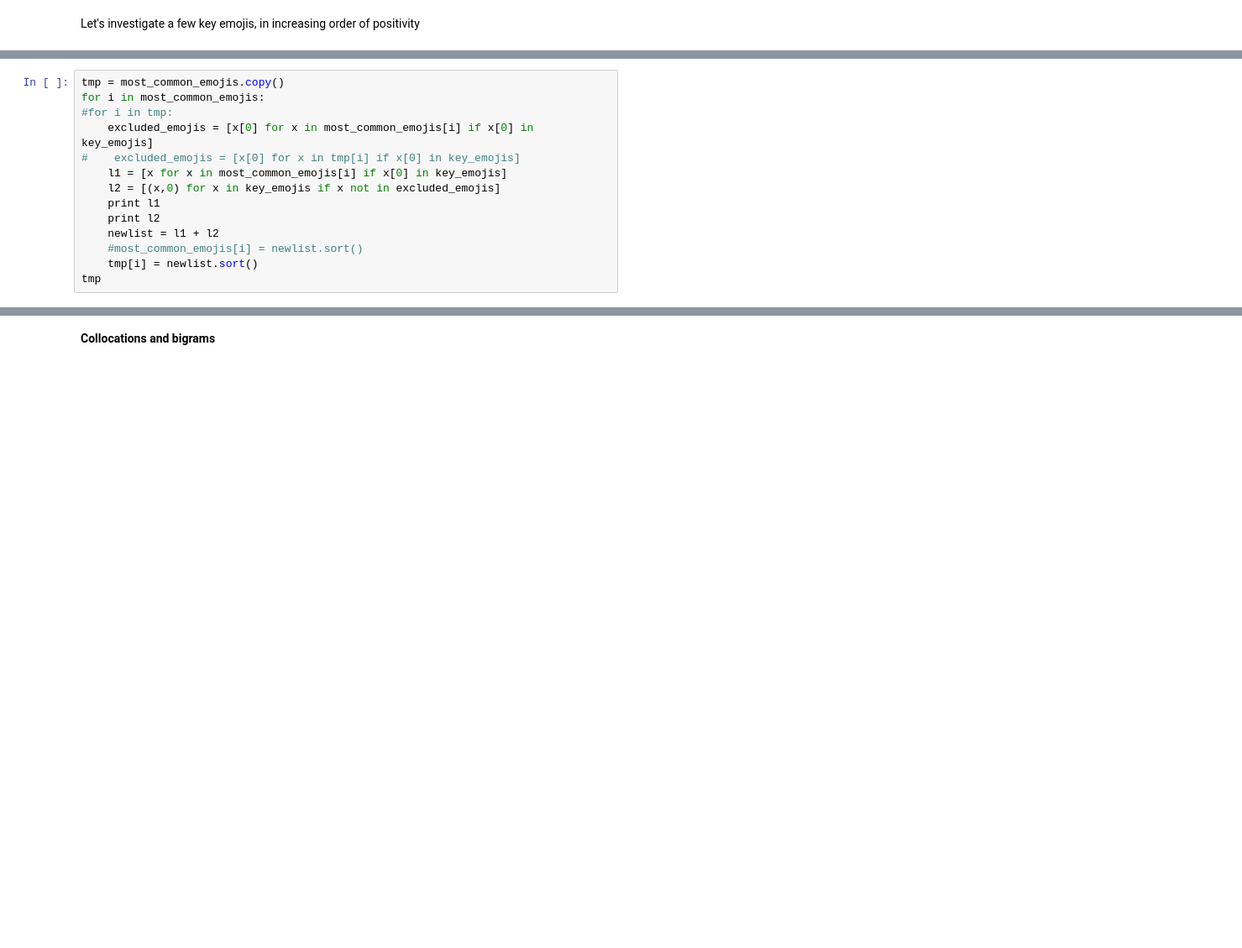
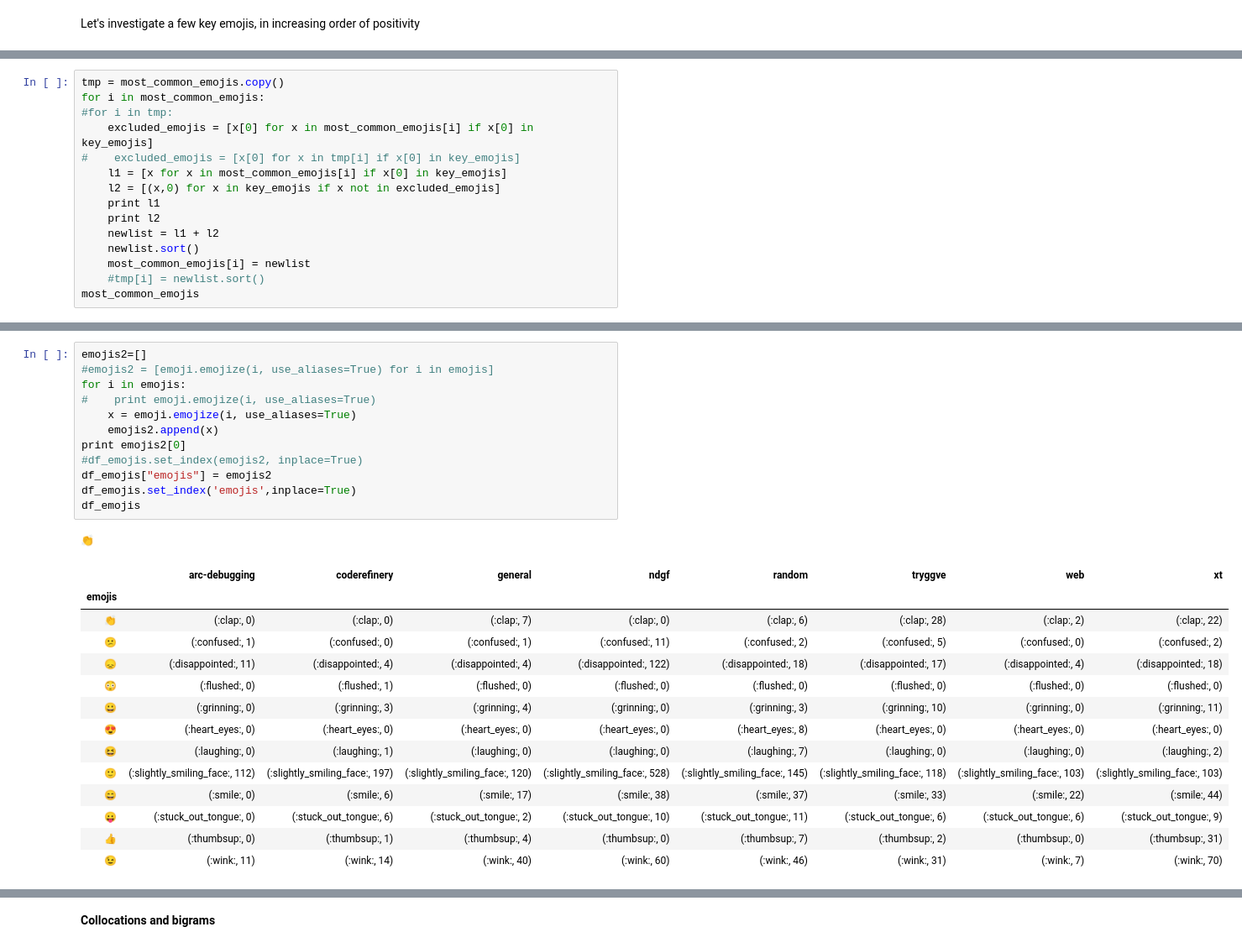
Before and after one commit to coderefinery/ahm18-nlp-slack, a Jupyter notebook: inspect-slacklogs.ipynb, the cells around one changed output, grey strips where cells are left out. Shown at 84% size. Cells and saved outputs as stored; diff of their text form; blank space fills up the shorter version.

```diff
--- a/inspect-slacklogs.ipynb
+++ b/inspect-slacklogs.ipynb
@@ -527,9 +522,10 @@ for i in most_common_emojis:
     print l1
     print l2
     newlist = l1 + l2
-    #most_common_emojis[i] = newlist.sort()
-    tmp[i] = newlist.sort()
-tmp
+    newlist.sort()
+    most_common_emojis[i] = newlist
+    #tmp[i] = newlist.sort()
+most_common_emojis
 # %% [output]
 [(u':slightly_smiling_face:', 118), (u':smile:', 33), (u':wink:', 31), (u':clap:', 28), (u':disappointed:', 17), (u':grinning:', 10), (u':stuck_out_tongue:', 6), (u':confused:', 5), (u':thumbsup:', 2) ...
 [(u':flushed:', 0), (u':heart_eyes:', 0), (u':laughing:', 0)]
@@ -561,0 +600,28 @@ ValueError: arrays must all be same length
+# %%
+emojis2=[]
+#emojis2 = [emoji.emojize(i, use_aliases=True) for i in emojis]
+for i in emojis:
+#    print emoji.emojize(i, use_aliases=True)
+    x = emoji.emojize(i, use_aliases=True)
+    emojis2.append(x)
+print emojis2[0]
+#df_emojis.set_index(emojis2, inplace=True)
+df_emojis["emojis"] = emojis2
+df_emojis.set_index('emojis',inplace=True)
+df_emojis
+# %% [output]
+👏
+|  | arc-debugging | coderefinery | general | ndgf | random | tryggve | web | xt |
+| emojis |  |  |  |  |  |  |  |  |
+| 👏 | (:clap:, 0) | (:clap:, 0) | (:clap:, 7) | (:clap:, 0) | (:clap:, 6) | (:clap:, 28) | (:clap:, 2) | (:clap:, 22) |
+| 😕 | (:confused:, 1) | (:confused:, 0) | (:confused:, 1) | (:confused:, 11) | (:confused:, 2) | (:confused:, 5) | (:confused:, 0) | (:confused:, 2) |
+| 😞 | (:disappointed:, 11) | (:disappointed:, 4) | (:disappointed:, 4) | (:disappointed:, 122) | (:disappointed:, 18) | (:disappointed:, 17) | (:disappointed:, 4) | (:disappointed:, 18) |
+| 😳 | (:flushed:, 0) | (:flushed:, 1) | (:flushed:, 0) | (:flushed:, 0) | (:flushed:, 0) | (:flushed:, 0) | (:flushed:, 0) | (:flushed:, 0) |
+| 😀 | (:grinning:, 0) | (:grinning:, 3) | (:grinning:, 4) | (:grinning:, 0) | (:grinning:, 3) | (:grinning:, 10) | (:grinning:, 0) | (:grinning:, 11) |
+| 😍 | (:heart_eyes:, 0) | (:heart_eyes:, 0) | (:heart_eyes:, 0) | (:heart_eyes:, 0) | (:heart_eyes:, 8) | (:heart_eyes:, 0) | (:heart_eyes:, 0) | (:heart_eyes:, 0) |
+| 😆 | (:laughing:, 0) | (:laughing:, 1) | (:laughing:, 0) | (:laughing:, 0) | (:laughing:, 7) | (:laughing:, 0) | (:laughing:, 0) | (:laughing:, 2) |
+| 🙂 | (:slightly_smiling_face:, 112) | (:slightly_smiling_face:, 197) | (:slightly_smiling_face:, 120) | (:slightly_smiling_face:, 528) | (:slightly_smiling_face:, 145) | (:slightly_smiling_face:, 118) | (:slightly_smiling_face:, 103) | (:slightly_smiling_face:, 103) |
+| 😄 | (:smile:, 0) | (:smile:, 6) | (:smile:, 17) | (:smile:, 38) | (:smile:, 37) | (:smile:, 33) | (:smile:, 22) | (:smile:, 44) |
+| 😛 | (:stuck_out_tongue:, 0) | (:stuck_out_tongue:, 6) | (:stuck_out_tongue:, 2) | (:stuck_out_tongue:, 10) | (:stuck_out_tongue:, 11) | (:stuck_out_tongue:, 6) | (:stuck_out_tongue:, 6) | (:stuck_out_tongue:, 9) |
+| 👍 | (:thumbsup:, 0) | (:thumbsup:, 1) | (:thumbsup:, 4) | (:thumbsup:, 0) | (:thumbsup:, 7) | (:thumbsup:, 2) | (:thumbsup:, 0) | (:thumbsup:, 31) |
+| 😉 | (:wink:, 11) | (:wink:, 14) | (:wink:, 40) | (:wink:, 60) | (:wink:, 46) | (:wink:, 31) | (:wink:, 7) | (:wink:, 70) |
```
Also changed, not shown: parts of 23 cells of this notebook.
